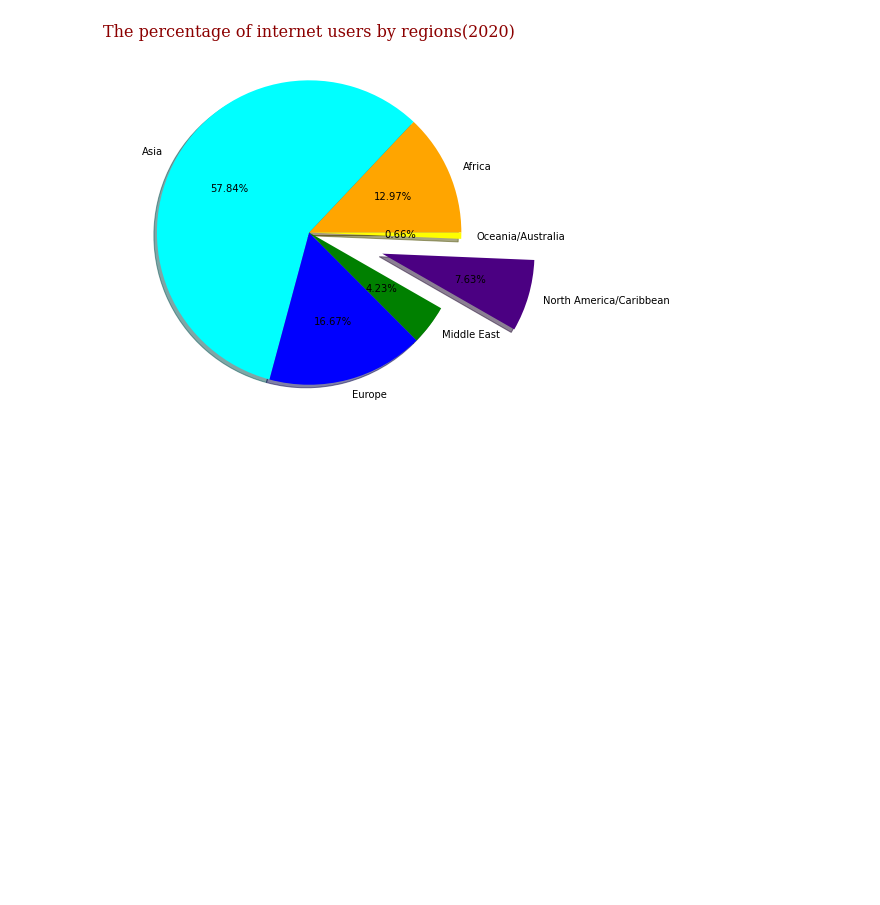
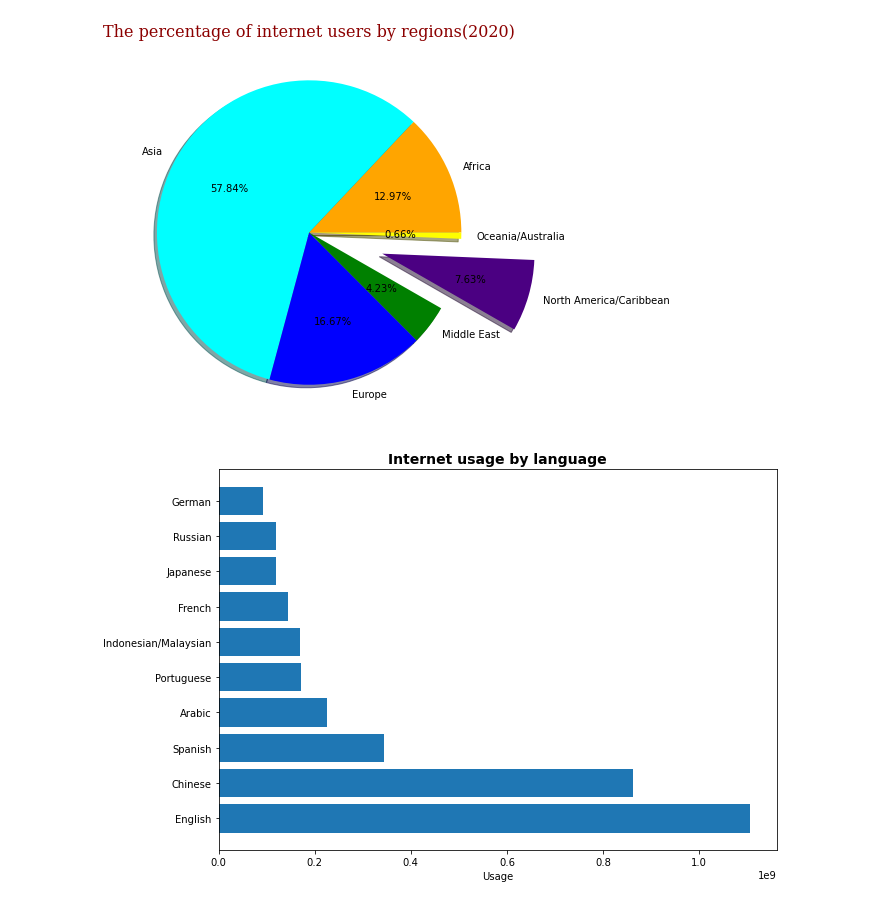
Before and after one commit to Aurazmetova/team11, a Jupyter notebook: daily_average.ipynb, the cells around one changed output. Drawn from its saved outputs; the diff is of its cells as text; code cells hidden in the pictures; blank space fills up the shorter version.

```diff
--- a/daily_average.ipynb
+++ b/daily_average.ipynb
@@ -48,3 +48,19 @@ plt.title("The percentage of internet users by regions(2020)",fontdict=font)
 plt.show()
 # %% [output]
 [figure]
+# %%
+import pandas as pd
+from matplotlib import pyplot as plt
+import numpy as np
+
+Languages = ('English', 'Chinese', 'Spanish', 'Arabic', 'Portuguese', 'Indonesian/Malaysian',"French","Japanese","Russian","German")
+
+data = [1105919154,863230794,344448932,226595470,171583004,169685798,144695288,118626672,118626672,92304792]
+fig = plt.figure(figsize =(10, 7))
+plt.barh(Languages, data, align="center")
+plt.xlabel('Usage')
+plt.title('Internet usage by language',fontdict={"fontweight":"bold","fontsize":14})
+
+plt.show()
+# %% [output]
+[figure, added]
```
Also changed, not shown: parts of 4 cells of this notebook.
